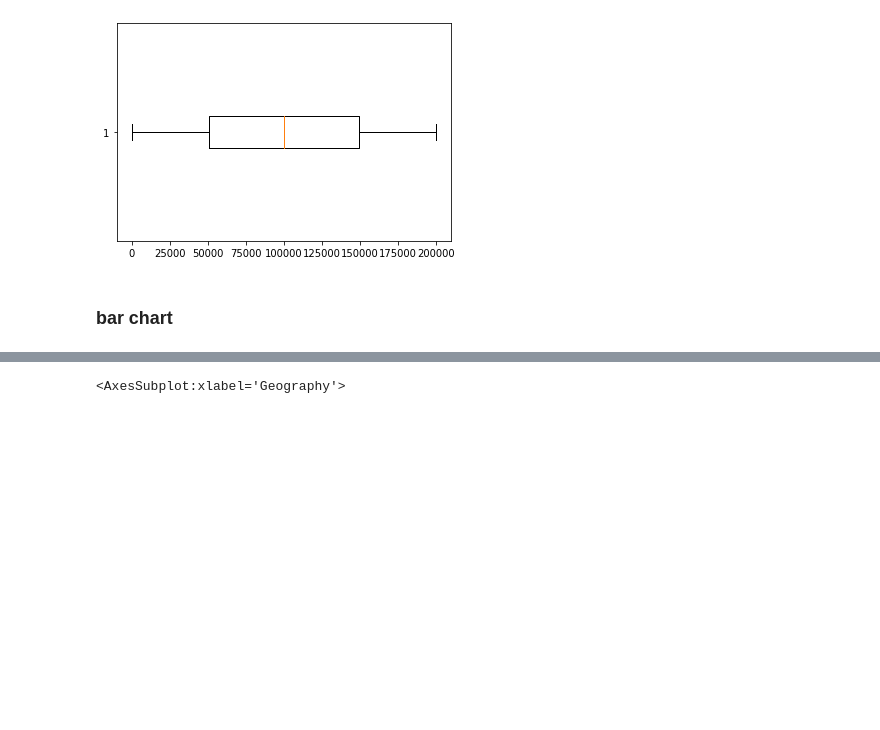
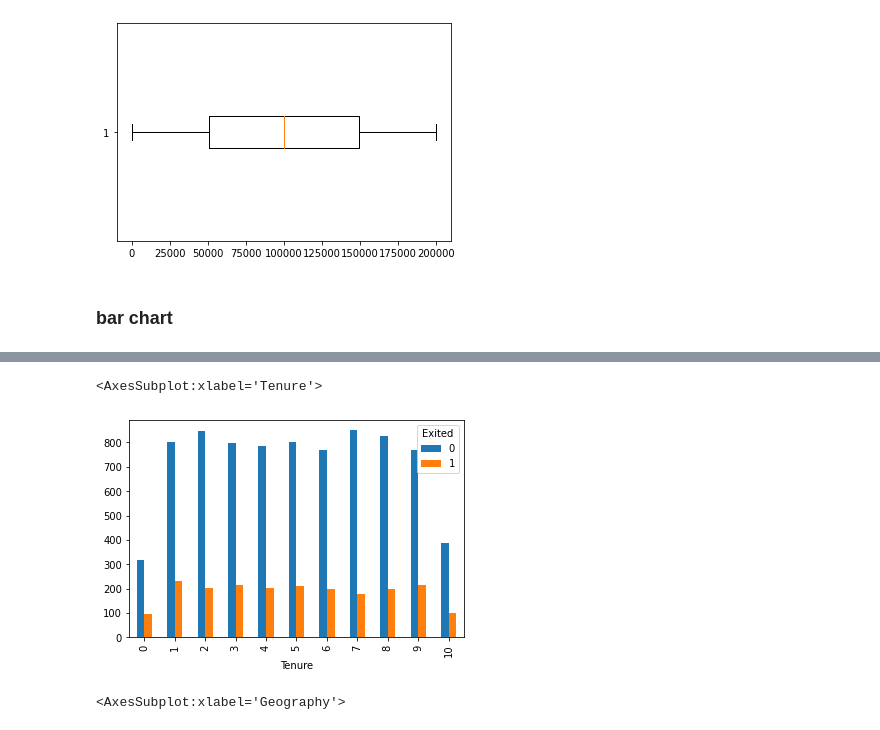
Before and after one commit to VinceTruong/Churn_Modelling, a Jupyter notebook: Vu Truong.ipynb, the cells around one changed output, grey strips where cells are left out. Saved outputs shown, nothing was run; the diff lists cells and outputs as text; code cells hidden in the pictures; blank space fills up the shorter version.

```diff
--- a/Vu Truong.ipynb
+++ b/Vu Truong.ipynb
@@ -170,3 +181,8 @@ plt.boxplot(df['EstimatedSalary'], vert=False, whis=3)
+# %%
+pd.crosstab(df['Tenure'], df['Exited']).plot(kind='bar')
+# %% [output]
+<AxesSubplot:xlabel='Tenure'>
+[figure, added]
 # %%
 pd.crosstab(df['Geography'], df['Exited']).plot(kind='bar')
 # %% [output]
```
Also changed, not shown: parts of 10 cells of this notebook.
